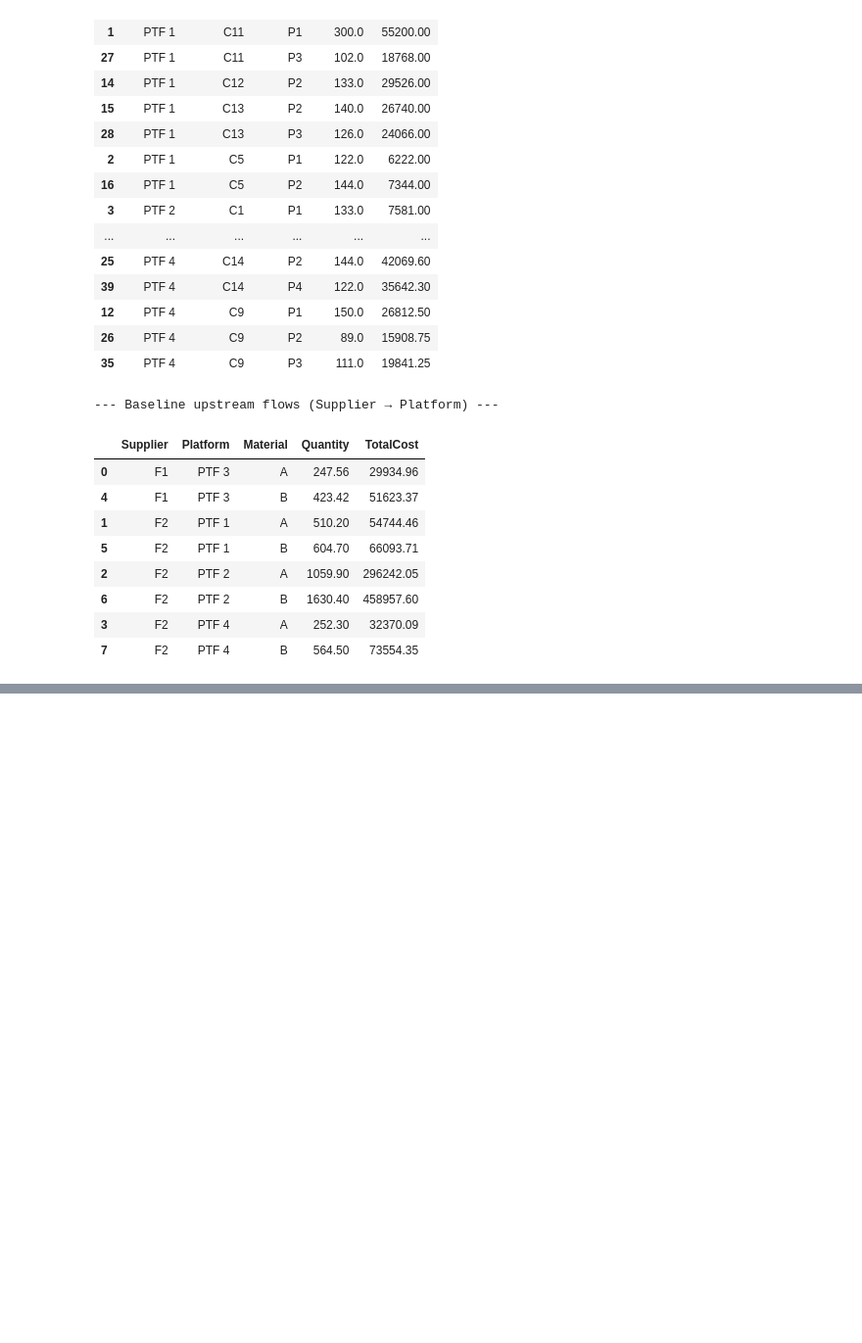
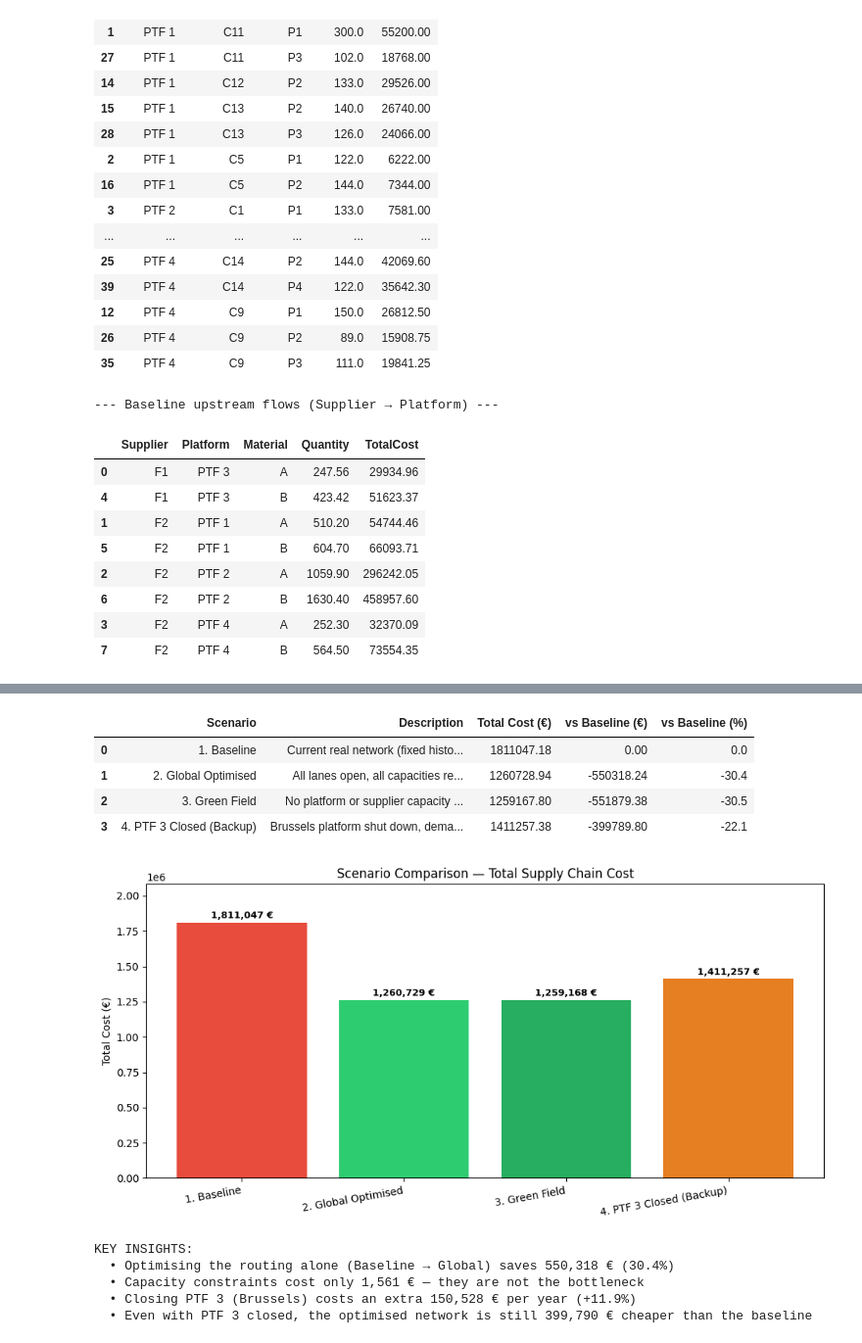
Before and after one commit to khaledngr/Logistics-optimisation-with-AI, a Jupyter notebook: EX1.ipynb, the cells around one changed output, grey strips where cells are left out. Shown at 98% size. Saved outputs shown, nothing was run; the diff lists cells and outputs as text; code cells hidden in the pictures; blank space fills up the shorter version.

```diff
--- a/EX1.ipynb
+++ b/EX1.ipynb
@@ -735,0 +1046,74 @@ Savings (optimized vs baseline): 550,318.24 €  (30.39%)
+# %%
+# =============================================================
+# SCENARIO COMPARISON TABLE
+# Summarises the four scenarios in a single table and bar chart.
+# =============================================================
+import pandas as pd
+import matplotlib.pyplot as plt
+
+scenarios = [
+    {
+        "Scenario": "1. Baseline",
+        "Description": "Current real network (fixed historical lanes)",
+        "Total Cost (€)": baseline_cost,
+    },
+    {
+        "Scenario": "2. Global Optimised",
+        "Description": "All lanes open, all capacities respected",
+        "Total Cost (€)": global_cost,
+    },
+    {
+        "Scenario": "3. Green Field",
+        "Description": "No platform or supplier capacity limits (theoretical minimum)",
+        "Total Cost (€)": gf_cost,
+    },
+    {
+        "Scenario": "4. PTF 3 Closed (Backup)",
+        "Description": "Brussels platform shut down, demand redistributed",
+        "Total Cost (€)": closure_cost,
+    },
+]
+
+cmp_df = pd.DataFrame(scenarios)
+cmp_df["vs Baseline (€)"] = cmp_df["Total Cost (€)"] - baseline_cost
+cmp_df["vs Baseline (%)"] = (cmp_df["vs Baseline (€)"] / baseline_cost * 100).round(1)
+cmp_df["Total Cost (€)"] = cmp_df["Total Cost (€)"].round(2)
+cmp_df["vs Baseline (€)"] = cmp_df["vs Baseline (€)"].round(2)
+
+display(cmp_df)
+
+# Bar chart
+fig, ax = plt.subplots(figsize=(10, 5))
+colors = ["#e74c3c", "#2ecc71", "#27ae60", "#e67e22"]
+bars = ax.bar(cmp_df["Scenario"], cmp_df["Total Cost (€)"], color=colors)
+
+ax.set_ylabel("Total Cost (€)")
+ax.set_title("Scenario Comparison — Total Supply Chain Cost")
+ax.set_ylim(0, max(cmp_df["Total Cost (€)"]) * 1.15)
+
+for bar, cost in zip(bars, cmp_df["Total Cost (€)"]):
+    ax.text(bar.get_x() + bar.get_width() / 2, bar.get_height() + 15000,
+            f"{cost:,.0f} €", ha="center", va="bottom", fontsize=9, fontweight="bold")
+
+plt.xticks(rotation=10, ha="right")
+plt.tight_layout()
+plt.show()
+
+print()
+print("KEY INSIGHTS:")
+print(f"  • Optimising the routing alone (Baseline → Global) saves {baseline_cost - global_cost:,.0f} € ({100*(baseline_cost-global_cost)/baseline_cost:.1f}%)")
+print(f"  • Capacity constraints cost only {global_cost - gf_cost:,.0f} € — they are not the bottleneck")
+print(f"  • Closing PTF 3 (Brussels) costs an extra {closure_cost - global_cost:,.0f} € per year (+{100*(closure_cost-global_cost)/global_cost:.1f}%)")
+print(f"  • Even with PTF 3 closed, the optimised network is still {baseline_cost - closure_cost:,.0f} € cheaper than the baseline")
+# %% [output]
+|  | Scenario | Description | Total Cost (€) | vs Baseline (€) | vs Baseline (%) |
+| 0 | 1. Baseline | Current real network (fixed histo... | 1811047.18 | 0.00 | 0.0 |
+| 1 | 2. Global Optimised | All lanes open, all capacities re... | 1260728.94 | -550318.24 | -30.4 |
+| 2 | 3. Green Field | No platform or supplier capacity ... | 1259167.80 | -551879.38 | -30.5 |
+| 3 | 4. PTF 3 Closed (Backup) | Brussels platform shut down, dema... | 1411257.38 | -399789.80 | -22.1 |
+[figure, added]
+KEY INSIGHTS:
+  • Optimising the routing alone (Baseline → Global) saves 550,318 € (30.4%)
+  • Capacity constraints cost only 1,561 € — they are not the bottleneck
+  • Closing PTF 3 (Brussels) costs an extra 150,528 € per year (+11.9%)
+  • Even with PTF 3 closed, the optimised network is still 399,790 € cheaper than the baseline
```
Also changed, not shown: parts of 5 cells of this notebook.
